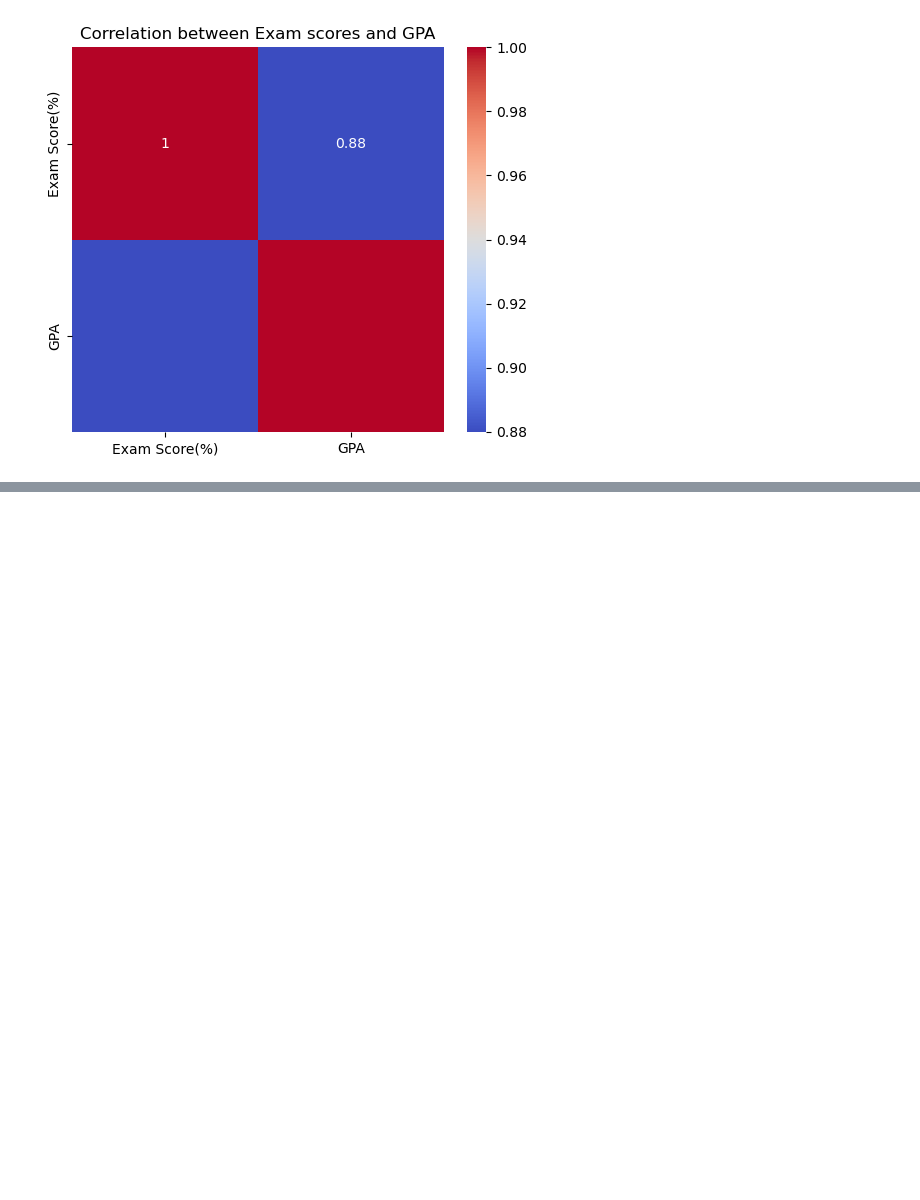
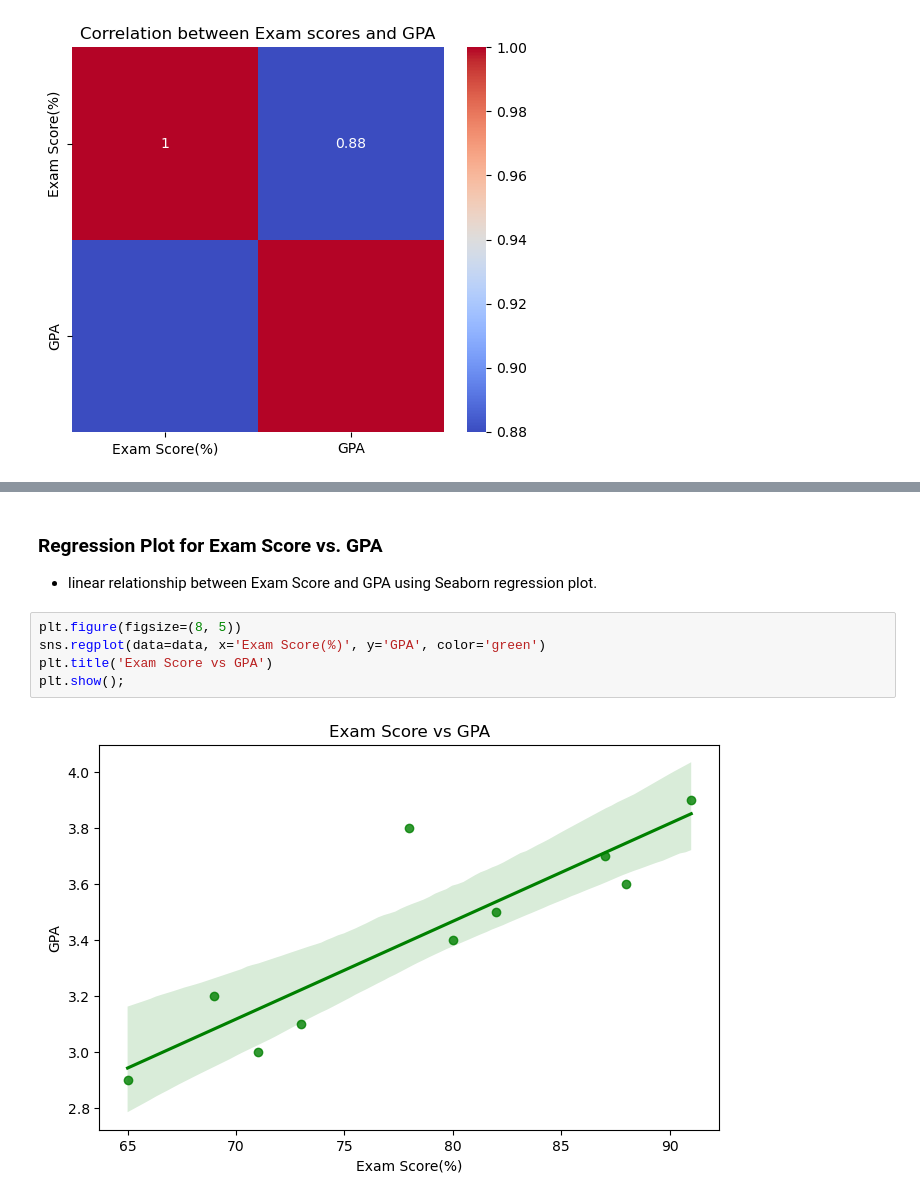
Before and after one commit to PaulMuniu/Student-Performance-Mini-Analysis, a Jupyter notebook: index.ipynb, the cells around one changed output, grey strips where cells are left out. Cells and saved outputs as stored; diff of their text form; blank space fills up the shorter version.

```diff
--- a/index.ipynb
+++ b/index.ipynb
@@ -226,0 +258,10 @@ Correlation coefficient between Exam scores and GPA = 0.88
+# %% [markdown]
+### Regression Plot for Exam Score vs. GPA
+- linear relationship between Exam Score and GPA using Seaborn regression plot.
+# %%
+plt.figure(figsize=(8, 5))
+sns.regplot(data=data, x='Exam Score(%)', y='GPA', color='green')
+plt.title('Exam Score vs GPA')
+plt.show();
+# %% [output]
+[figure, added]
```
Also changed, not shown: parts of 9 cells of this notebook.
